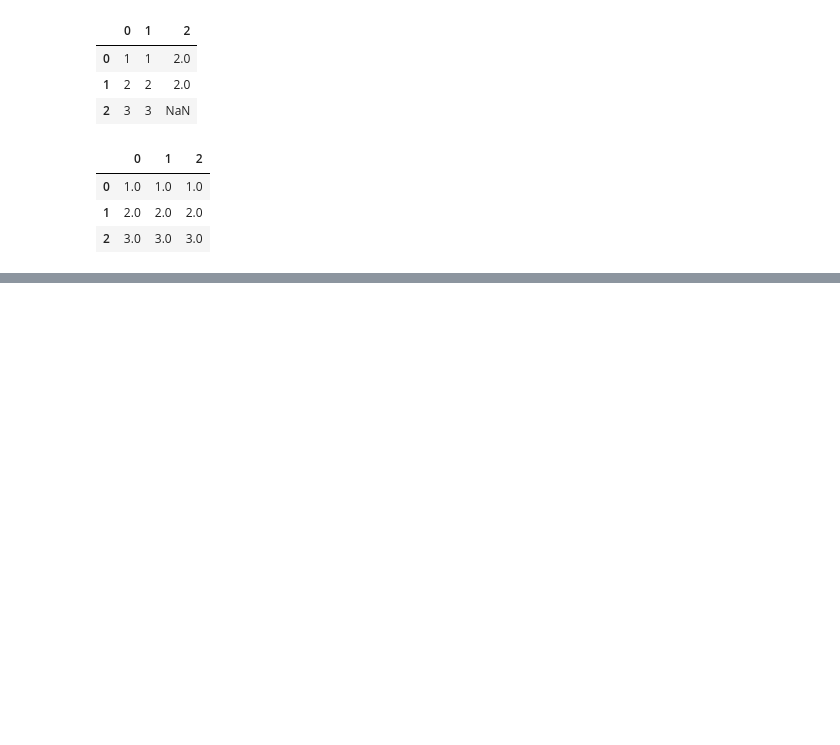
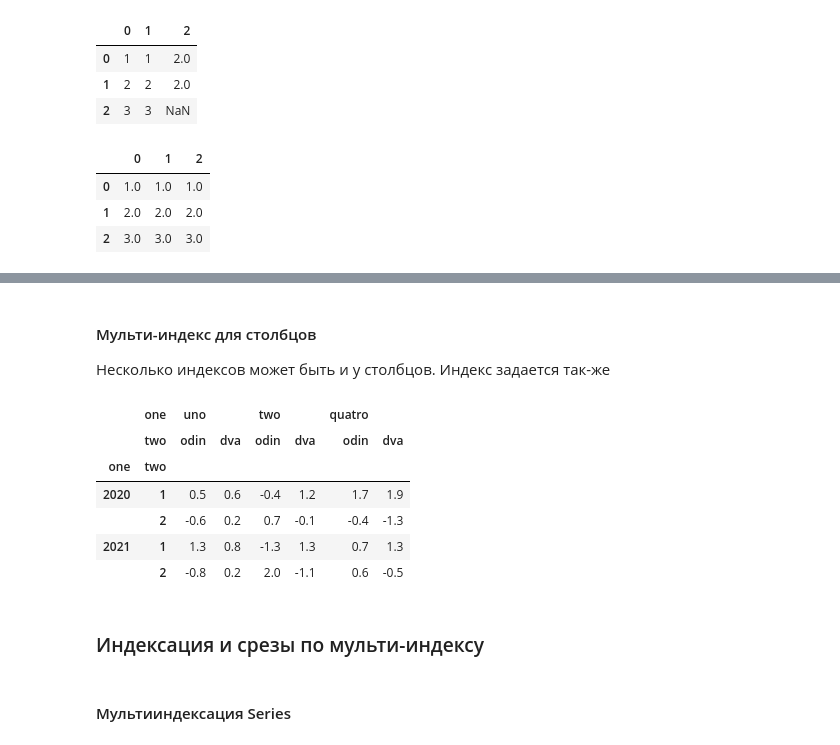
Before and after one commit to KonstantinKlepikov/all-python-ml-learning, a Jupyter notebook: pandas-learning.ipynb, the cells around one changed output, grey strips where cells are left out. Cells and saved outputs as stored; diff of their text form; code cells hidden in the pictures; blank space fills up the shorter version.

```diff
--- a/pandas-learning.ipynb
+++ b/pandas-learning.ipynb
@@ -993,0 +1192,24 @@ frame.fillna(method='ffill', axis=1)
+# %% [markdown]
+#### Мульти-индекс для столбцов
+
+Несколько индексов может быть и у столбцов. Индекс задается так-же
+# %%
+index = pd.MultiIndex.from_product([[2020, 2021],
+                                    [1, 2]], names=['one', 'two'])
+columns = pd.MultiIndex.from_product([['uno', 'two', 'quatro'],
+                                     ['odin', 'dva']], names=['one', 'two'])
+data = np.round(np.random.randn(4, 6), 1)
+frame = pd.DataFrame(data, index=index, columns=columns)
+frame
+# %% [output]
+|  | one | uno |  | two |  | quatro |  |
+|  | two | odin | dva | odin | dva | odin | dva |
+| one | two |  |  |  |  |  |  |
+| 2020 | 1 | 0.5 | 0.6 | -0.4 | 1.2 | 1.7 | 1.9 |
+|  | 2 | -0.6 | 0.2 | 0.7 | -0.1 | -0.4 | -1.3 |
+| 2021 | 1 | 1.3 | 0.8 | -1.3 | 1.3 | 0.7 | 1.3 |
+|  | 2 | -0.8 | 0.2 | 2.0 | -1.1 | 0.6 | -0.5 |
+# %% [markdown]
+### Индексация и срезы по мульти-индексу
+# %% [markdown]
+#### Мультииндексация Series
```
Also changed, not shown: parts of 51 cells of this notebook.
